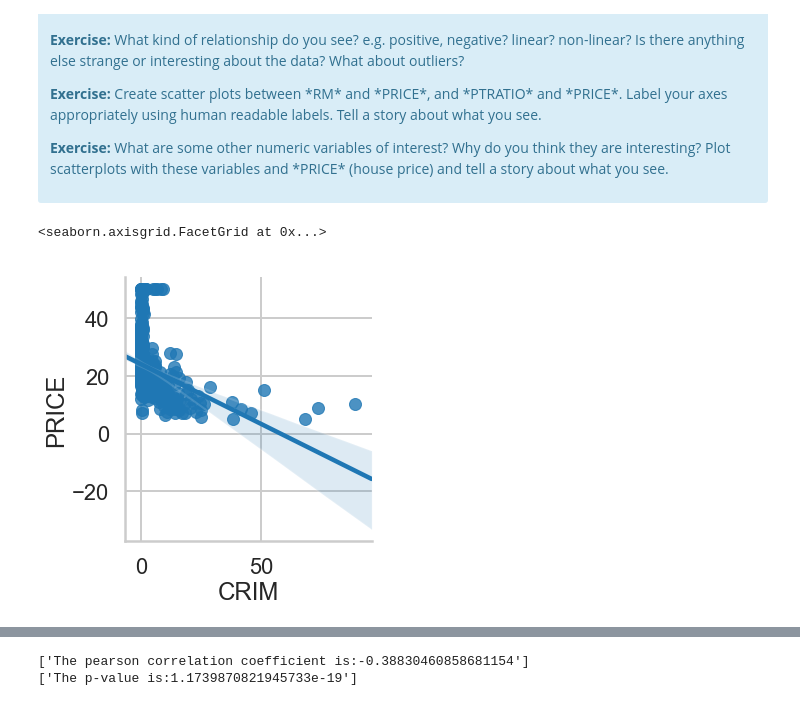
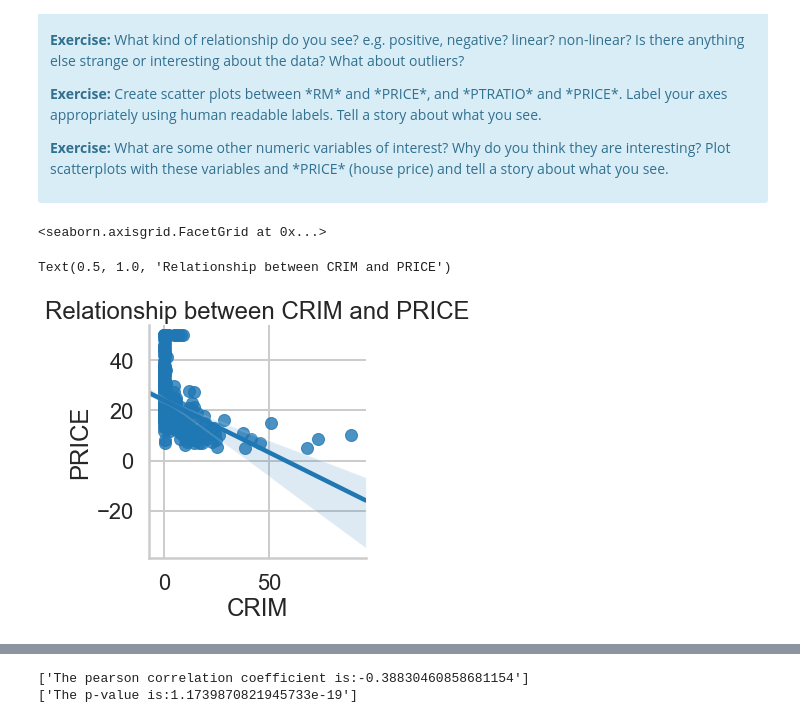
Before and after one commit to parasdoshicom/SpringboardDSIntensive, a Jupyter notebook: Mini_Project_Linear_Regression-With-Answer.ipynb, the cells around one changed output, grey strips where cells are left out. Saved outputs shown, nothing was run; the diff lists cells and outputs as text; code cells hidden in the pictures.

```diff
--- a/Mini_Project_Linear_Regression-With-Answer.ipynb
+++ b/Mini_Project_Linear_Regression-With-Answer.ipynb
@@ -280,14 +285,16 @@ Text(0.5, 1.0, 'Relationship between CRIM and Price')
 # %%
 # your turn: describe relationship
 # The relationship is negative. If the CRIM value is higher than the PRICE tends to be lower.
 # The negative relantionship between CRIM and PRICE is more correlated after CRIM is higher than 10.
 #For CRIM values lower than 10, it seems like there is no relationship
 
 # let me also try seaborn's lmplot to show a regression line to double check that there is a negative correlation.
 
 sns.lmplot(x="CRIM",y="PRICE",data=bos)
+plt.title("Relationship between CRIM and PRICE")
 
 # And yes, the lmplot confirms that there is negative correlation between price and crim too.
 # %% [output]
 <seaborn.axisgrid.FacetGrid at 0x...>
+Text(0.5, 1.0, 'Relationship between CRIM and PRICE')
-[figure, old version]
+[figure, new version]
```
Also changed, not shown: parts of 28 cells of this notebook.
